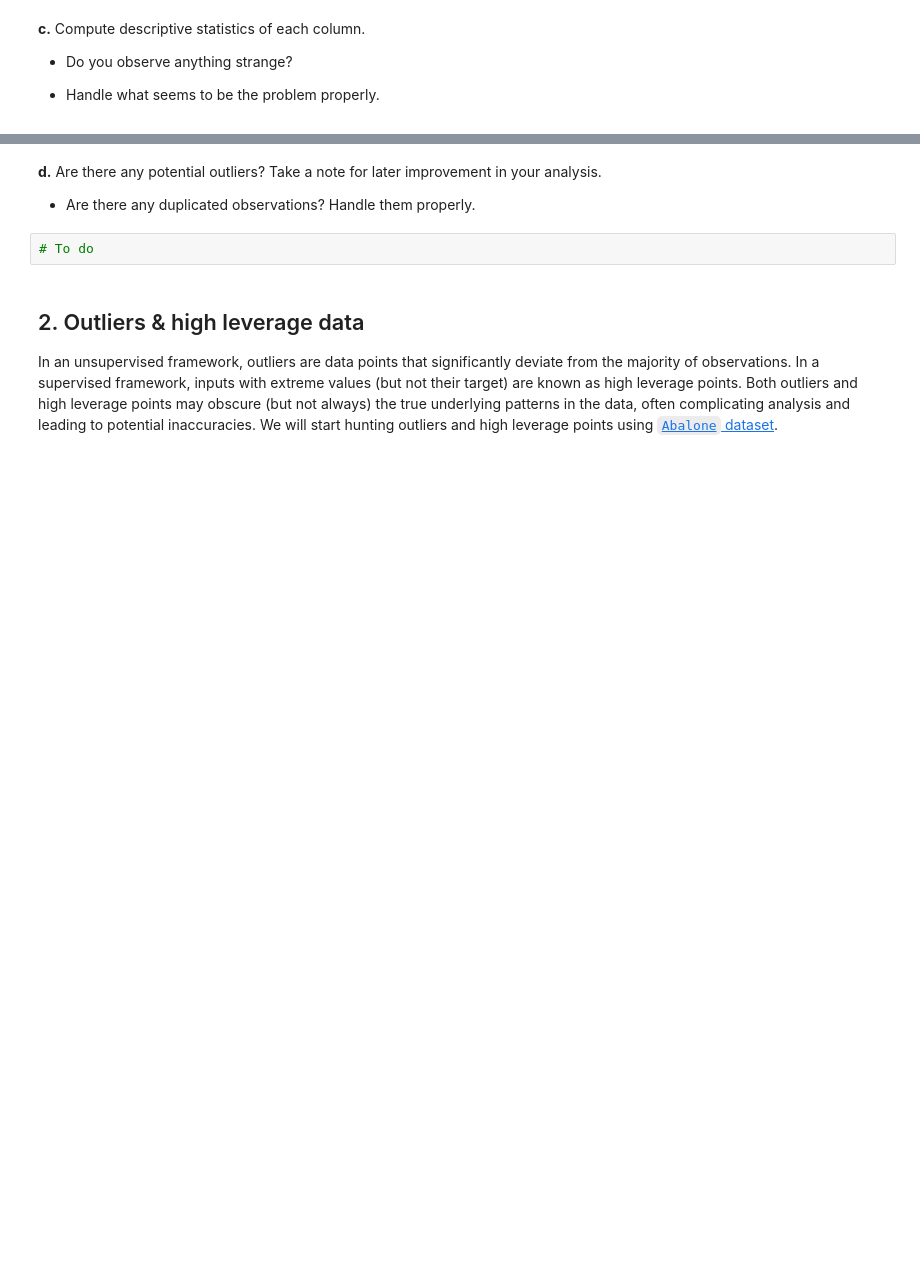
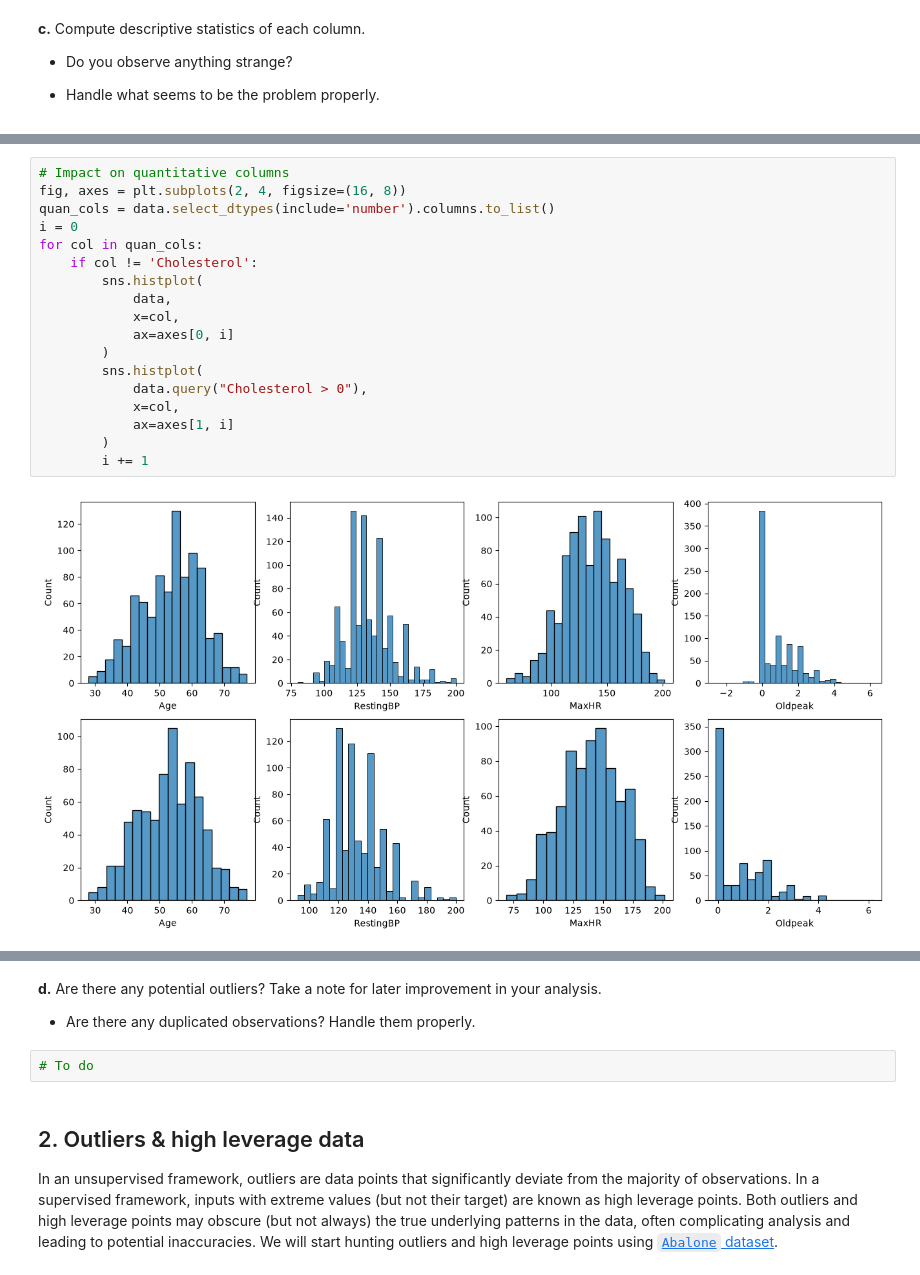
Before and after one commit to hassothea/I5_EDA_ITC, a Jupyter notebook: TPs/TP3_Data_Preprocessing.ipynb, the cells around one changed output, grey strips where cells are left out. Cells and saved outputs as stored; diff of their text form; blank space fills up the shorter version.

```diff
--- a/TPs/TP3_Data_Preprocessing.ipynb
+++ b/TPs/TP3_Data_Preprocessing.ipynb
@@ -52,0 +187,20 @@ data.head()
+# %%
+# Impact on quantitative columns
+fig, axes = plt.subplots(2, 4, figsize=(16, 8))
+quan_cols = data.select_dtypes(include='number').columns.to_list()
+i = 0
+for col in quan_cols:
+    if col != 'Cholesterol':
+        sns.histplot(
+            data,
+            x=col,
+            ax=axes[0, i]
+        )
+        sns.histplot(
+            data.query("Cholesterol > 0"),
+            x=col,
+            ax=axes[1, i]
+        )
+        i += 1
+# %% [output]
+[figure, added]
```
Also changed, not shown: parts of 23 cells of this notebook, 19 other files.
